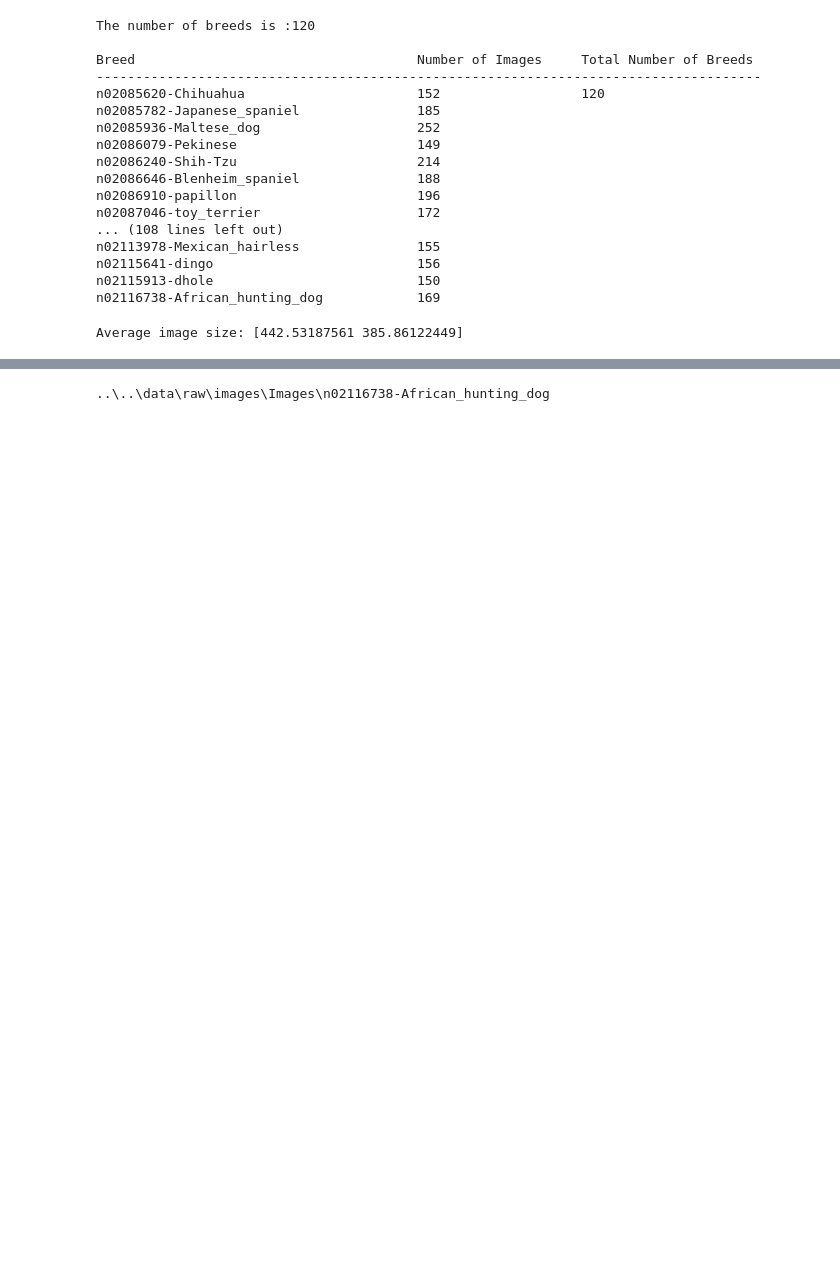
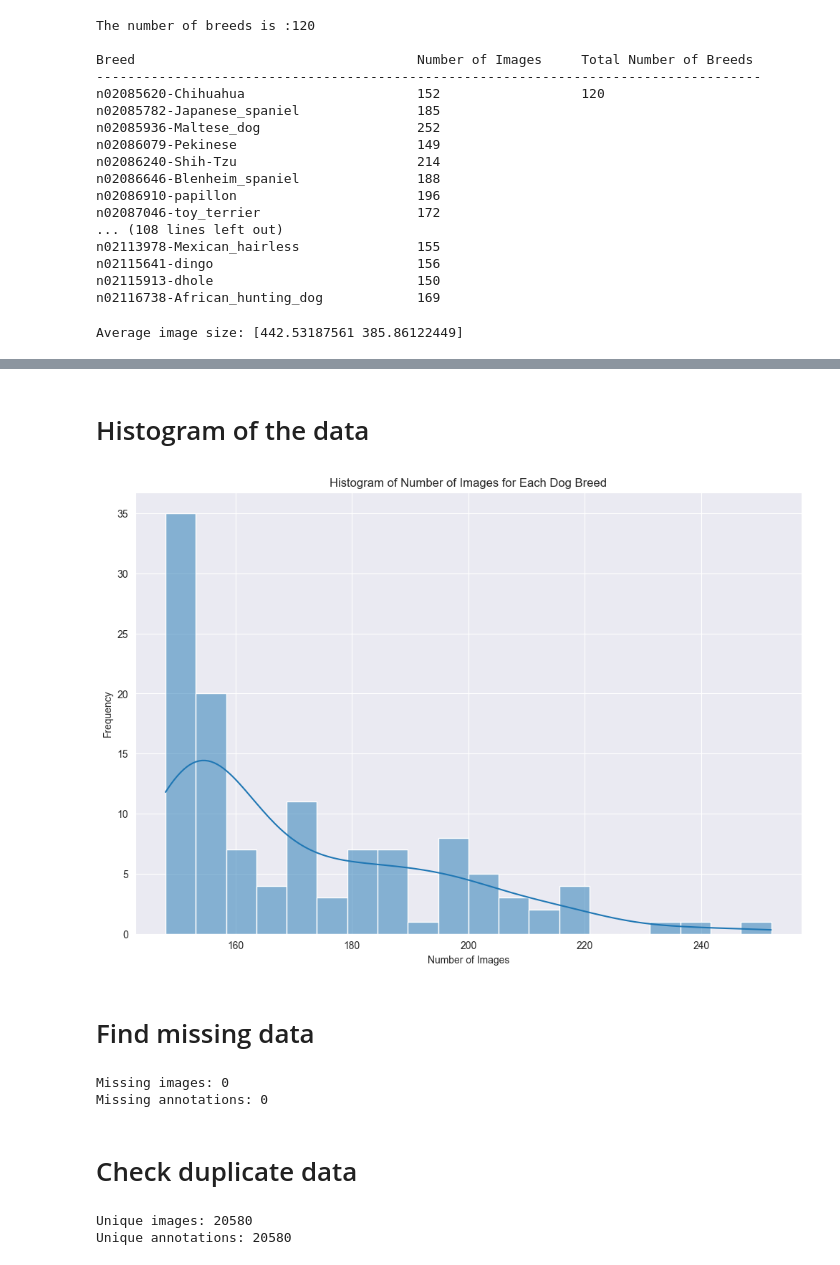
Before and after one commit to dangkhoi3107/Dog_Breeds_Classification, a Jupyter notebook: notebooks/exploration/Data_Exploration_1.ipynb, the cells around one changed output, grey strips where cells are left out. Cells and saved outputs as stored; diff of their text form; code cells hidden in the pictures; blank space fills up the shorter version.

```diff
--- a/notebooks/exploration/Data_Exploration_1.ipynb
+++ b/notebooks/exploration/Data_Exploration_1.ipynb
@@ -184,4 +193,44 @@ print(len(os.listdir(folder_path)))
+# %% [markdown]
+# Histogram of the data
 # %%
-print(folder_path)
+import seaborn as sns
+#  histogram
+plt.figure(figsize=(12, 8))
+sns.histplot(image_counts, bins=20, kde=True)
+plt.xlabel('Number of Images')
+plt.ylabel('Frequency')
+plt.title('Histogram of Number of Images for Each Dog Breed')
+plt.show()
 # %% [output]
-..\..\data\raw\images\Images\n02116738-African_hunting_dog
+[figure, added]
+# %% [markdown]
+# Find missing data
+# %%
+# Find missing value
+missing_data_images = [img for img in list_image_paths if not os.path.exists(img)]
+missing_data_annotations = [ann for ann in list_ann_paths if not os.path.exists(ann)]
+
+print(f"Missing images: {len(missing_data_images)}")
+print(f"Missing annotations: {len(missing_data_annotations)}")
+
+# Handle missing value
+list_image_paths = [img for img in list_image_paths if os.path.exists(img)]
+list_ann_paths = [ann for ann in list_ann_paths if os.path.exists(ann)]
+# %% [output]
+Missing images: 0
+Missing annotations: 0
+# %% [markdown]
+# Check duplicate data
+# %%
+unique_image_paths = set(list_image_paths)
+unique_ann_paths = set(list_ann_paths)
+
+print(f"Unique images: {len(unique_image_paths)}")
+print(f"Unique annotations: {len(unique_ann_paths)}")
+
+# Handle duplicate data
+list_image_paths = list(unique_image_paths)
+list_ann_paths = list(unique_ann_paths)
+# %% [output]
+Unique images: 20580
+Unique annotations: 20580
```
Also changed, not shown: parts of 13 cells of this notebook, 3 other files.
